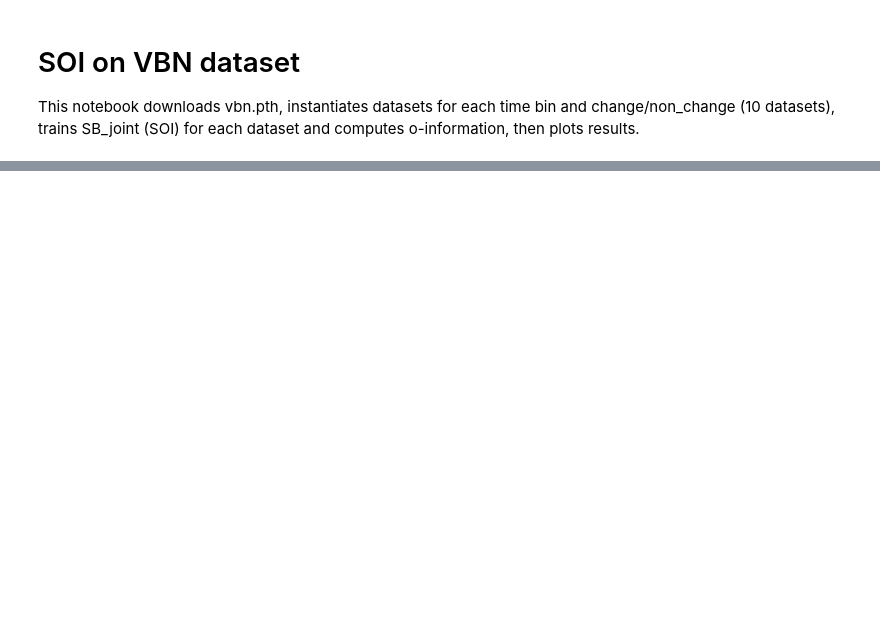
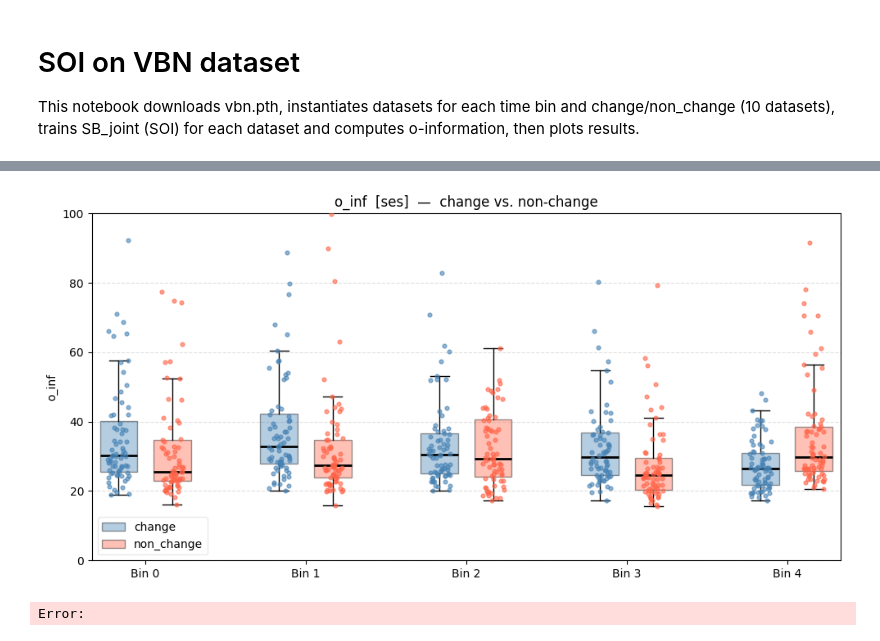
Before and after one commit to giuliofranzese/Cajal, a Jupyter notebook: soi/notebook_soi_vbn.ipynb, the cells around one changed output, grey strips where cells are left out. Saved outputs shown, nothing was run; the diff lists cells and outputs as text; code cells hidden in the pictures; blank space fills up the shorter version.

```diff
--- a/soi/notebook_soi_vbn.ipynb
+++ b/soi/notebook_soi_vbn.ipynb
@@ -84,0 +51,19 @@ SyntaxError: invalid syntax (1234986316.py, line 4)
+# %%
+import os
+import urllib.request
+from pathlib import Path
+
+cwd = Path.cwd()
+vbn_pth = str(cwd / 'vbn_5.pth')
+
+if not os.path.exists(vbn_pth):
+    print('Downloading vbn_5.pth from HF bucket...')
+    url = "https://huggingface.co/buckets/mustabou/mybucket/resolve/vbn_5.pth?download=true"
+    urllib.request.urlretrieve(url, vbn_pth)
+    print('Downloaded to', vbn_pth)
+else:
+    print('vbn_5.pth already exists at', vbn_pth)
+
+import torch
+vbn_bins_5 = torch.load(vbn_pth, map_location='cpu')
+print('Loaded. Keys:', sorted(vbn_bins_5.keys()))
@@ -240,0 +179,49 @@ else:
+# %%
+import matplotlib.pyplot as plt
+import numpy as np
+
+def plot_metric_boxplots(results, metric, subset='ses', figsize=(10, 5)):
+    bins = sorted(results['change'].keys())
+    n    = len(bins)
+
+    change_vals     = [results['change'][b][subset][metric]     for b in bins]
+    non_change_vals = [results['non_change'][b][subset][metric] for b in bins]
+
+    fig, ax = plt.subplots(figsize=figsize)
+    ax.set_ylim(top=100)
+    pos_c  = np.arange(n) * 3
+    pos_nc = pos_c + 1
+
+    kw = dict(widths=0.7, patch_artist=True,
+              medianprops=dict(color='black', linewidth=2),
+              showfliers=False)   # <-- outliers suppressed from box
+
+    bp1 = ax.boxplot(change_vals,     positions=pos_c,
+                     boxprops=dict(facecolor='steelblue', alpha=0.4), **kw)
+    bp2 = ax.boxplot(non_change_vals, positions=pos_nc,
+                     boxprops=dict(facecolor='tomato',    alpha=0.4), **kw)
+
+    # jittered points on top
+    rng = np.random.default_rng(0)
+    for pos, vals, color in zip(pos_c,  change_vals,     ['steelblue'] * n):
+        jitter = rng.uniform(-0.2, 0.2, len(vals))
+        ax.scatter(pos + jitter, vals, color=color, alpha=0.6, s=12, zorder=3)
+
+    for pos, vals, color in zip(pos_nc, non_change_vals, ['tomato'] * n):
+        jitter = rng.uniform(-0.2, 0.2, len(vals))
+        ax.scatter(pos + jitter, vals, color=color, alpha=0.6, s=12, zorder=3)
+
+    ax.set_xticks(pos_c + 0.5)
+    ax.set_xticklabels([f'Bin {b}' for b in bins])
+    ax.set_ylabel(metric)
+    ax.set_title(f'{metric}  [{subset}]  —  change vs. non-change')
+    ax.legend([bp1['boxes'][0], bp2['boxes'][0]], ['change', 'non_change'],
+              framealpha=0.4)
+    ax.grid(axis='y', linestyle='--', alpha=0.4)
+    plt.tight_layout()
+    plt.show()
+
+plot_metric_boxplots(results,metric="o_inf")
+# %% [output]
+[figure, added]
+Error:
```
Also changed, not shown: parts of 4 cells of this notebook, 31 other files.
